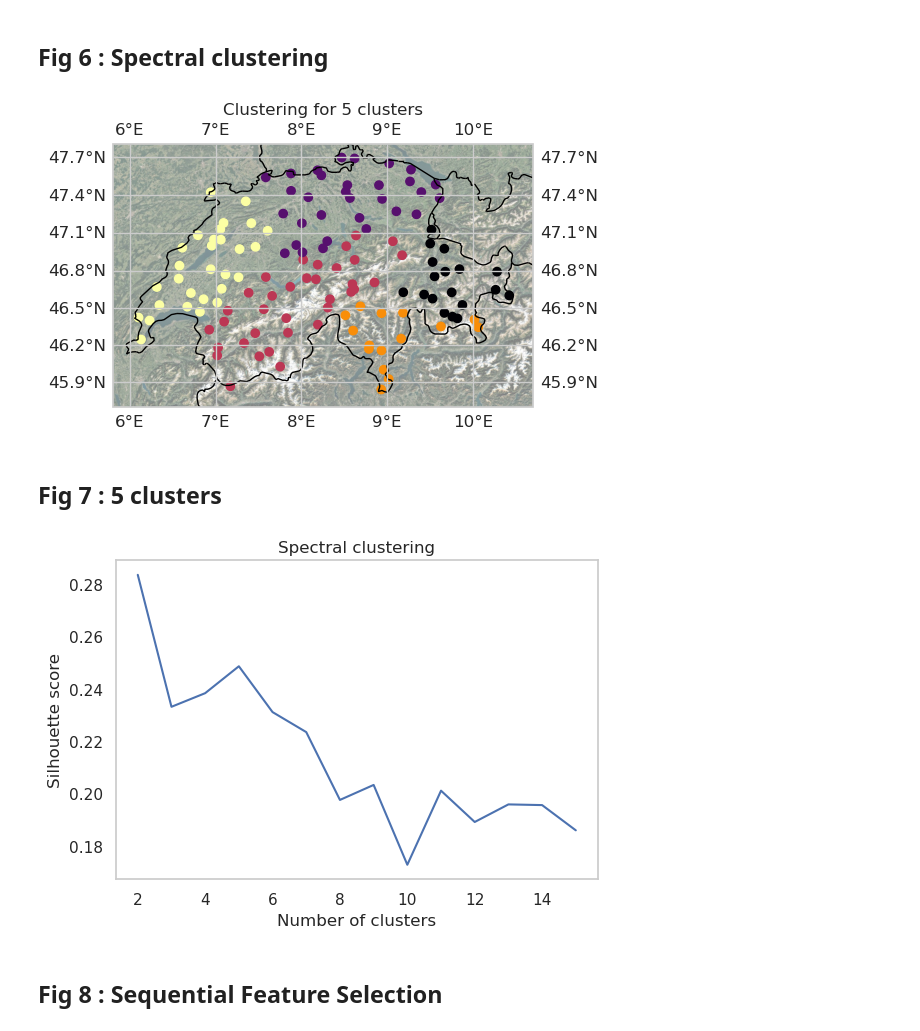
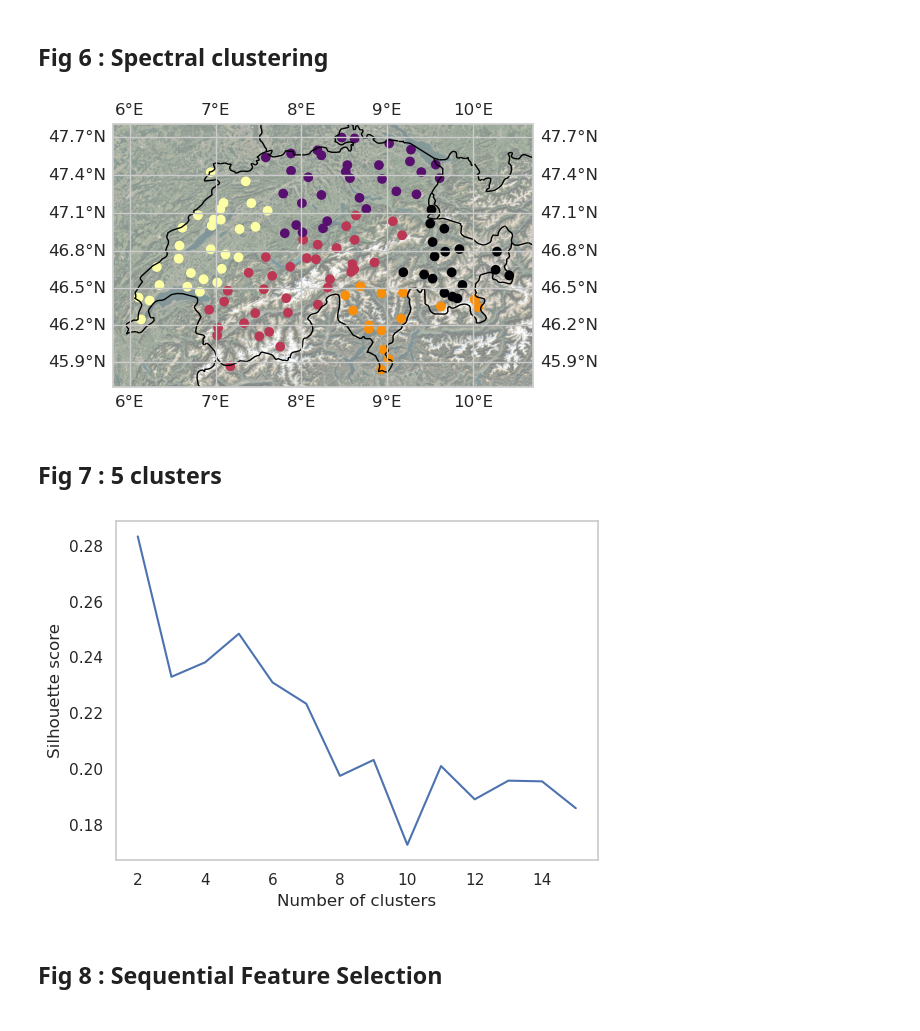
Before and after one commit to AntLrc/ConvectiveThunderstormWindGust_ML, a Jupyter notebook: figures.ipynb, the cells around one changed output. Drawn from its saved outputs; the diff is of its cells as text; code cells hidden in the pictures.

```diff
--- a/figures.ipynb
+++ b/figures.ipynb
@@ -476,24 +476,23 @@ plt.show()
 # %%
 
 google_tiles = cimgt.GoogleTiles(style="satellite")
 fig, ax = plt.subplots(figsize=(5.857, 4.24), subplot_kw={"projection": google_tiles.crs})
 ax.add_image(google_tiles, 9, alpha=0.5)
 ax.gridlines(draw_labels=True, auto_inline=True)
 ax.add_feature(cfeature.BORDERS)
 ax.set_extent([5.8, 10.7, 45.7, 47.8], crs=ccrs.PlateCarree())
 ax.scatter(
     stations_coords.longitude,
     stations_coords.latitude,
     c=clusters[5]["labels"].values,
     cmap="inferno",
     transform=ccrs.PlateCarree(),
 )
-ax.set_title("Clustering for 5 clusters")
 fig.tight_layout()
 plt.savefig('./figures/fig6.pdf', bbox_inches = 'tight')
 plt.show()
 # %% [output]
-[figure, old version]
+[figure, new version]
 # %% [markdown]
 ## Fig 7 : 5 clusters
 # %%
@@ -510,13 +509,12 @@ ax.plot(
 )
 ax.set_xlabel("Number of clusters")
 ax.set_ylabel("Silhouette score")
-ax.set_title("Spectral clustering")
 ax.grid()
 fig.tight_layout()
 plt.savefig('./figures/fig7.pdf', bbox_inches = 'tight')
 plt.show()
 # %% [output]
-[figure, old version]
+[figure, new version]
 # %% [markdown]
 ## Fig 8 : Sequential Feature Selection
 # %%
```
Also changed, not shown: parts of 4 cells of this notebook, 21 other files.
